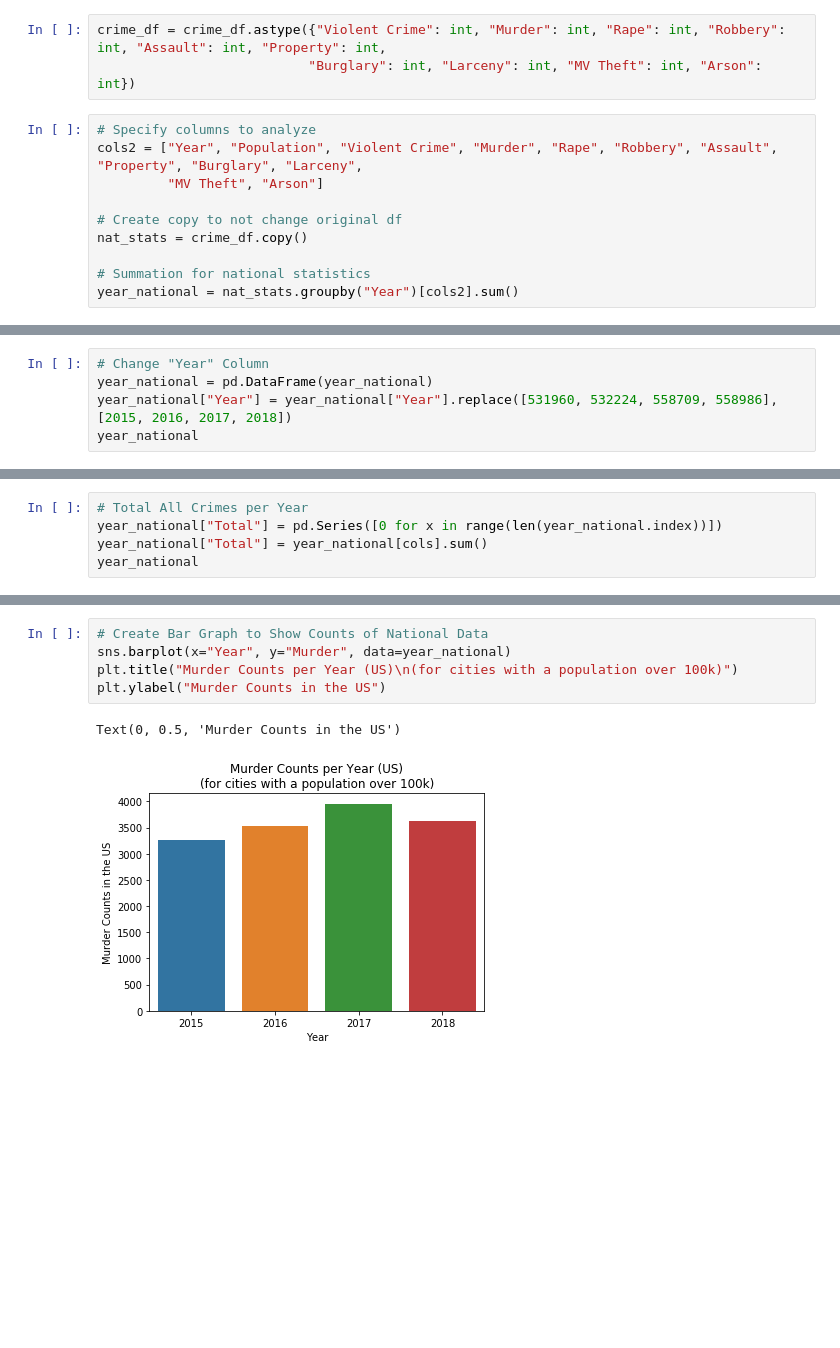
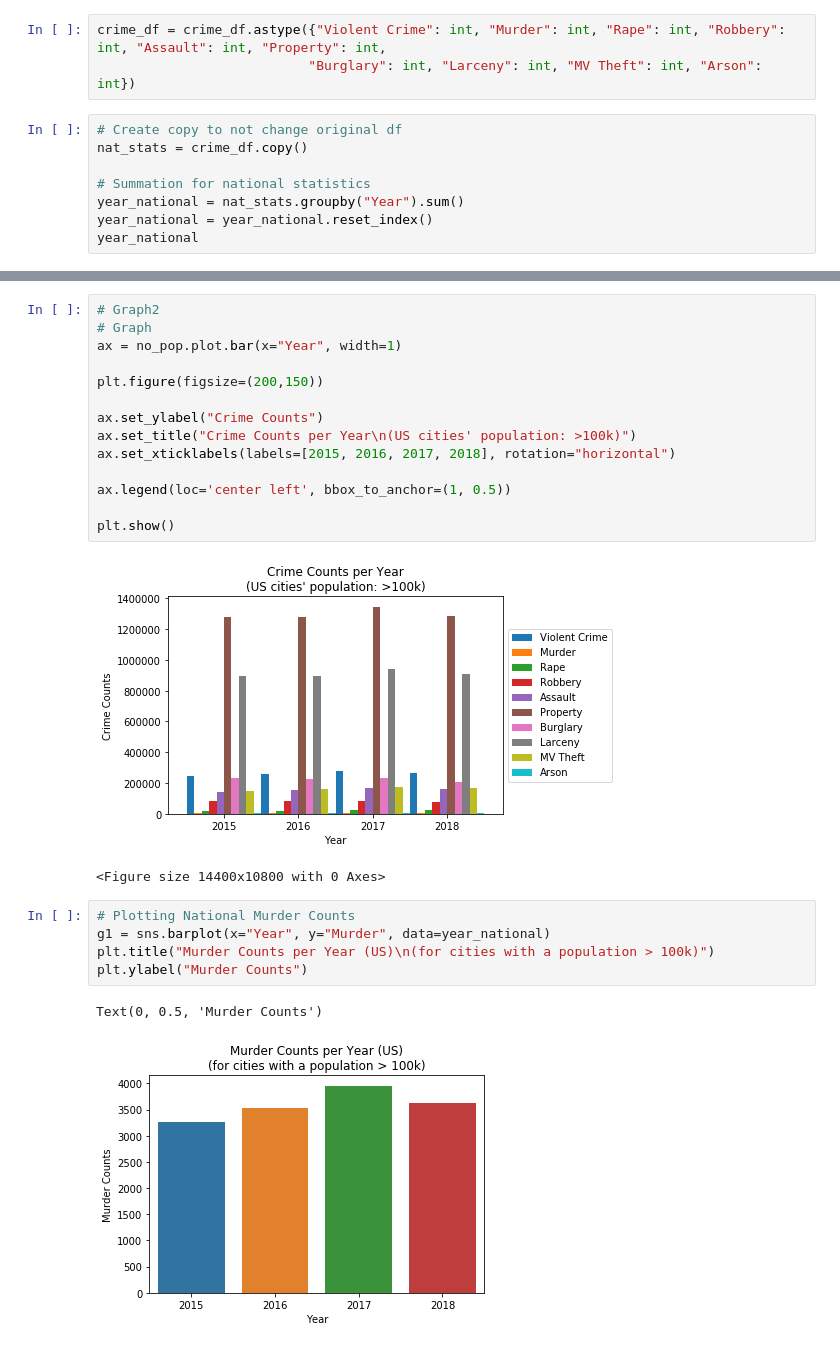
Before and after one commit to livillaranda/Project_1, a Jupyter notebook: Analyzing_Dataset.ipynb, the cells around one changed output, grey strips where cells are left out. Saved outputs shown, nothing was run; the diff lists cells and outputs as text; blank space fills up the shorter version.

Commit message:
Added graphs to dataset.

```diff
--- a/Analyzing_Dataset.ipynb
+++ b/Analyzing_Dataset.ipynb
@@ -37,12 +53,10 @@ pd.options.display.float_format = '{:.0f}'.format
 crime_df = crime_df.astype({"Violent Crime": int, "Murder": int, "Rape": int, "Robbery": int, "Assault": int, "Property": int,
                            "Burglary": int, "Larceny": int, "MV Theft": int, "Arson": int})
 # %%
-# Specify columns to analyze
-cols2 = ["Year", "Population", "Violent Crime", "Murder", "Rape", "Robbery", "Assault", "Property", "Burglary", "Larceny",
-         "MV Theft", "Arson"]
-
 # Create copy to not change original df
 nat_stats = crime_df.copy()
 
 # Summation for national statistics
-year_national = nat_stats.groupby("Year")[cols2].sum()
+year_national = nat_stats.groupby("Year").sum()
+year_national = year_national.reset_index()
+year_national
@@ -49,5 +68,0 @@ year_national = nat_stats.groupby("Year")[cols2].sum()
-# %%
-# Change "Year" Column
-year_national = pd.DataFrame(year_national)
-year_national["Year"] = year_national["Year"].replace([531960, 532224, 558709, 558986], [2015, 2016, 2017, 2018])
-year_national
@@ -61,5 +68,0 @@ year_national
-# %%
-# Total All Crimes per Year
-year_national["Total"] = pd.Series([0 for x in range(len(year_national.index))])
-year_national["Total"] = year_national[cols].sum()
-year_national
@@ -73,8 +109,25 @@ year_national
+# %%
+# Graph2
+# Graph
+ax = no_pop.plot.bar(x="Year", width=1)
+
+plt.figure(figsize=(200,150))
+
+ax.set_ylabel("Crime Counts")
+ax.set_title("Crime Counts per Year\n(US cities' population: >100k)")
+ax.set_xticklabels(labels=[2015, 2016, 2017, 2018], rotation="horizontal")
+
+ax.legend(loc='center left', bbox_to_anchor=(1, 0.5))
+
+plt.show()
+# %% [output]
+[figure, added]
+<Figure size 14400x10800 with 0 Axes>
 # %%
-# Create Bar Graph to Show Counts of National Data
-sns.barplot(x="Year", y="Murder", data=year_national)
-plt.title("Murder Counts per Year (US)\n(for cities with a population over 100k)")
-plt.ylabel("Murder Counts in the US")
+# Plotting National Murder Counts
+g1 = sns.barplot(x="Year", y="Murder", data=year_national)
+plt.title("Murder Counts per Year (US)\n(for cities with a population > 100k)")
+plt.ylabel("Murder Counts")
 # %% [output]
-Text(0, 0.5, 'Murder Counts in the US')
+Text(0, 0.5, 'Murder Counts')
-[figure, old version]
+[figure, new version]
```
Also changed, not shown: parts of 15 cells of this notebook, 1 other file.
